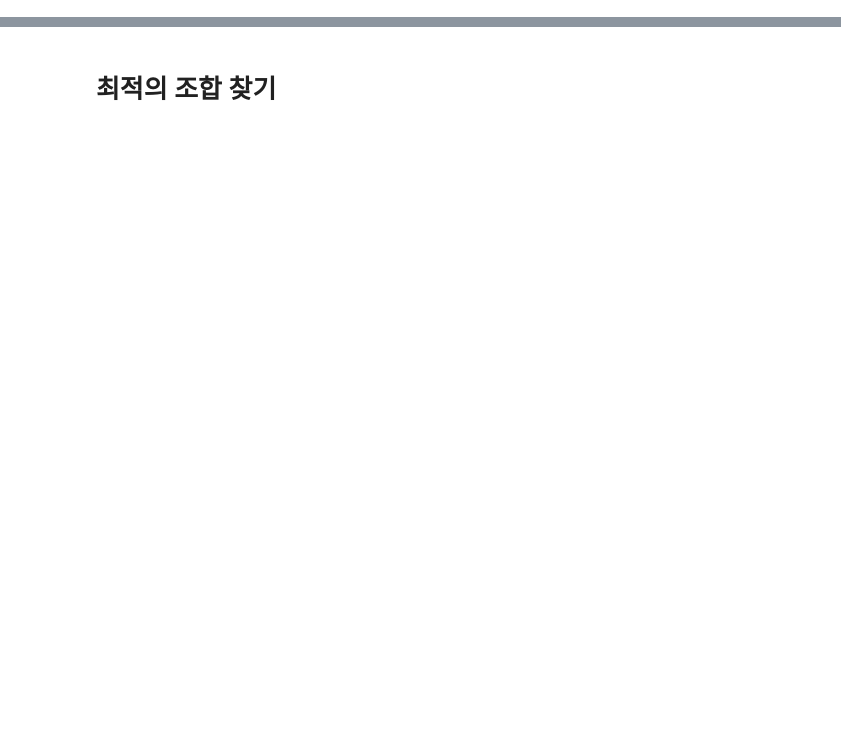
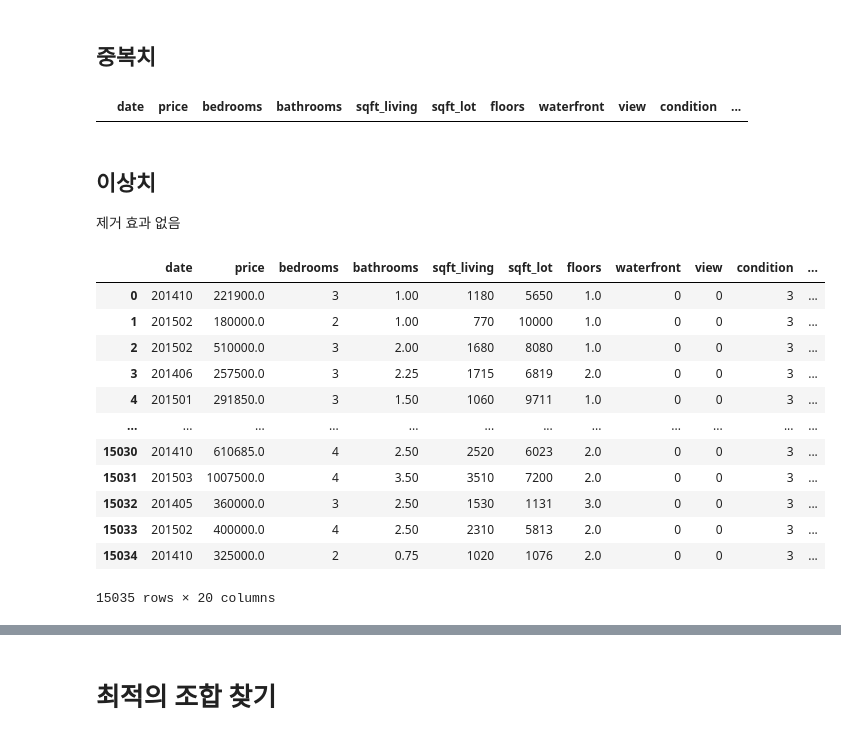
Before and after one commit to jisuchoi01/AIFFEL, a Jupyter notebook: exp3/project.ipynb, the cells around one changed output, grey strips where cells are left out. Saved outputs shown, nothing was run; the diff lists cells and outputs as text; code cells hidden in the pictures; blank space fills up the shorter version.

```diff
--- a/exp3/project.ipynb
+++ b/exp3/project.ipynb
@@ -25,0 +33,40 @@ x_test = test.loc[:, test.columns!="price"].values
+# %% [markdown]
+## 중복치
+# %%
+display(train[train.duplicated()])
+# %% [output]
+|  | date | price | bedrooms | bathrooms | sqft_living | sqft_lot | floors | waterfront | view | condition | ... |
+# %% [markdown]
+## 이상치
+제거 효과 없음
+# %%
+def outlier_iqr(df, col, scale=1.8):
+    quartile_1, quartile_3 = np.percentile(df[col], [25, 75])
+    iqr = quartile_3 - quartile_1
+    lower_bound = quartile_1 - (iqr * scale)
+    upper_bound = quartile_3 + (iqr * scale)
+
+    return df.loc[(lower_bound > df[col]) | (upper_bound < df[col])]
+
+
+numeric_df = train.select_dtypes("number")
+for column in numeric_df.columns:
+    index = outlier_iqr(numeric_df, column).index
+    train.drop(index, axis=0)
+
+
+display(train)
+# %% [output]
+|  | date | price | bedrooms | bathrooms | sqft_living | sqft_lot | floors | waterfront | view | condition | ... |
+| 0 | 201410 | 221900.0 | 3 | 1.00 | 1180 | 5650 | 1.0 | 0 | 0 | 3 | ... |
+| 1 | 201502 | 180000.0 | 2 | 1.00 | 770 | 10000 | 1.0 | 0 | 0 | 3 | ... |
+| 2 | 201502 | 510000.0 | 3 | 2.00 | 1680 | 8080 | 1.0 | 0 | 0 | 3 | ... |
+| 3 | 201406 | 257500.0 | 3 | 2.25 | 1715 | 6819 | 2.0 | 0 | 0 | 3 | ... |
+| 4 | 201501 | 291850.0 | 3 | 1.50 | 1060 | 9711 | 1.0 | 0 | 0 | 3 | ... |
+| ... | ... | ... | ... | ... | ... | ... | ... | ... | ... | ... | ... |
+| 15030 | 201410 | 610685.0 | 4 | 2.50 | 2520 | 6023 | 2.0 | 0 | 0 | 3 | ... |
+| 15031 | 201503 | 1007500.0 | 4 | 3.50 | 3510 | 7200 | 2.0 | 0 | 0 | 3 | ... |
+| 15032 | 201405 | 360000.0 | 3 | 2.50 | 1530 | 1131 | 3.0 | 0 | 0 | 3 | ... |
+| 15033 | 201502 | 400000.0 | 4 | 2.50 | 2310 | 5813 | 2.0 | 0 | 0 | 3 | ... |
+| 15034 | 201410 | 325000.0 | 2 | 0.75 | 1020 | 1076 | 2.0 | 0 | 0 | 3 | ... |
+15035 rows × 20 columns
```
Also changed, not shown: parts of 14 cells of this notebook, 2 other files.
